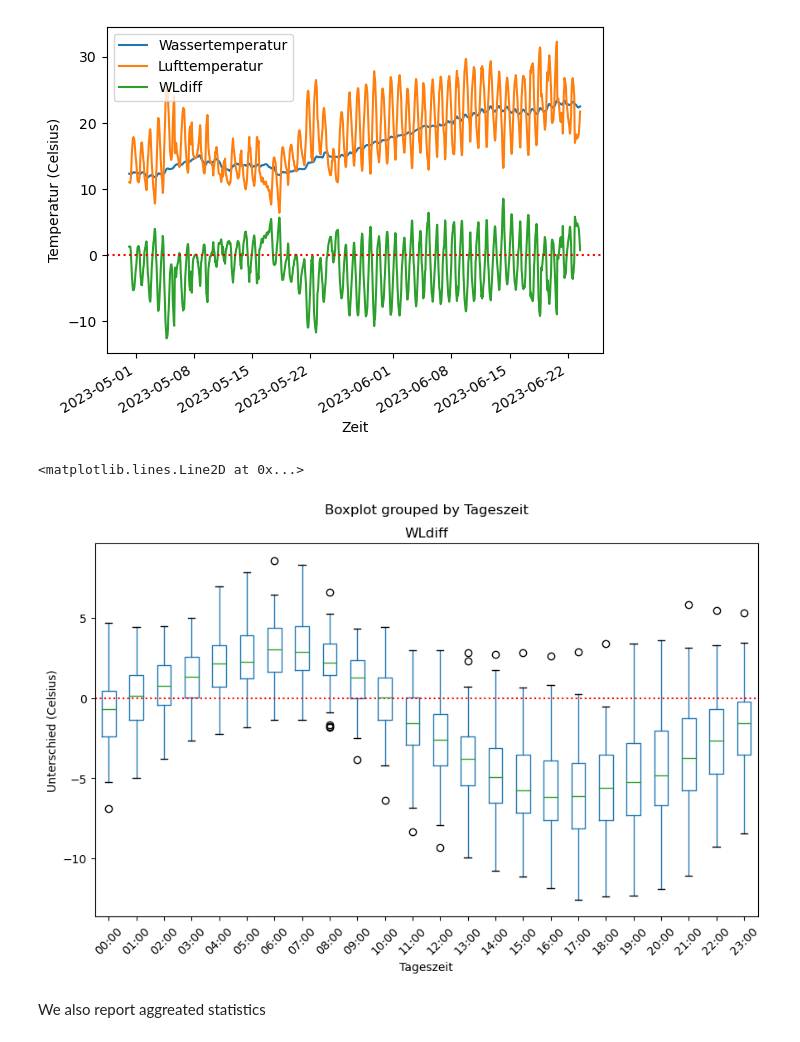
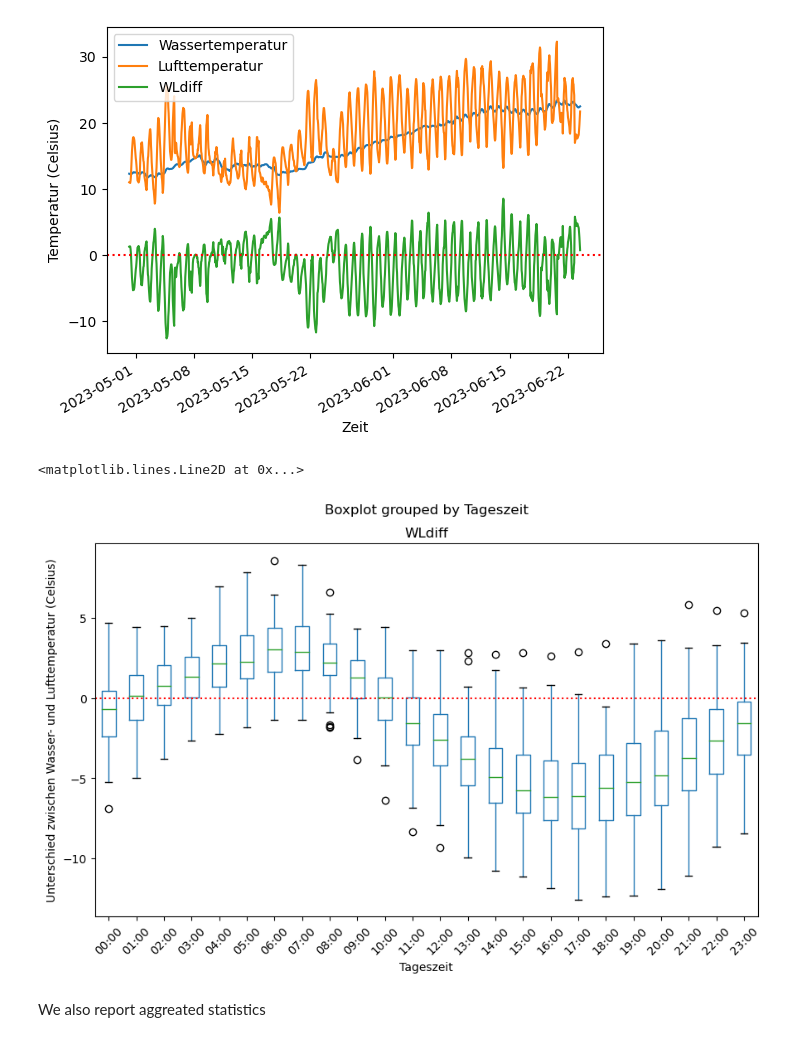
Before and after one commit to Accio/2023-06-Ben-Schnuppern, a Jupyter notebook: Wetterdaten.ipynb, the cells around one changed output. Cells and saved outputs as stored; diff of their text form; code cells hidden in the pictures.

Commit message:
better y-label of WLdiff plot

```diff
--- a/Wetterdaten.ipynb
+++ b/Wetterdaten.ipynb
@@ -173,11 +173,11 @@ ax.axhline(y=0, linestyle="dotted", color="red")
 [figure]
 # %%
 ax = res.boxplot(column='WLdiff', by="Tageszeit", figsize=(10,6), rot=45,
-                 xlabel="Tageszeit", ylabel="Unterschied (Celsius)", grid=False)
+                 xlabel="Tageszeit", ylabel="Unterschied zwischen Wasser- und Lufttemperatur (Celsius)", grid=False)
 ax.axhline(y=0, linestyle="dotted", color="red")
 # %% [output]
 <matplotlib.lines.Line2D at 0x...>
-[figure, old version]
+[figure, new version]
 # %% [markdown]
 We also report aggreated statistics
 # %%
```
